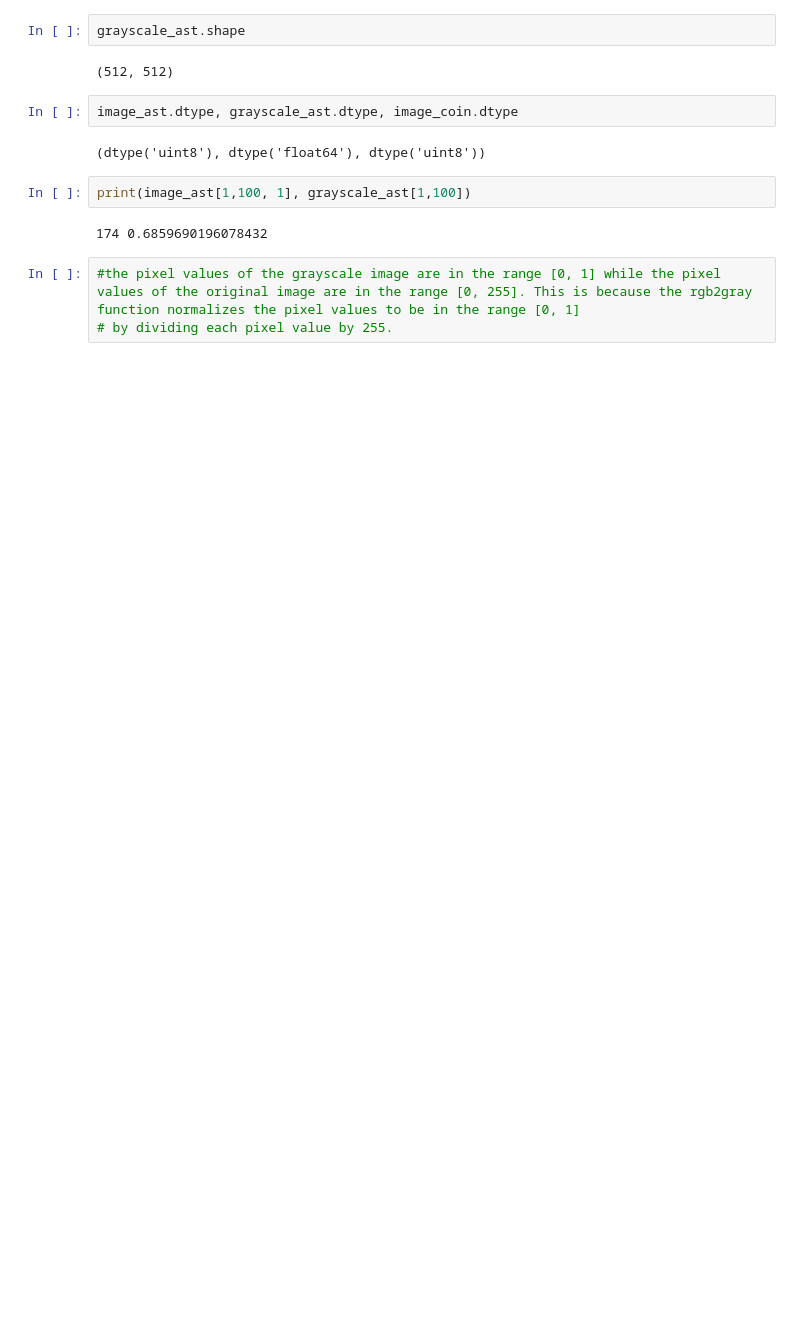
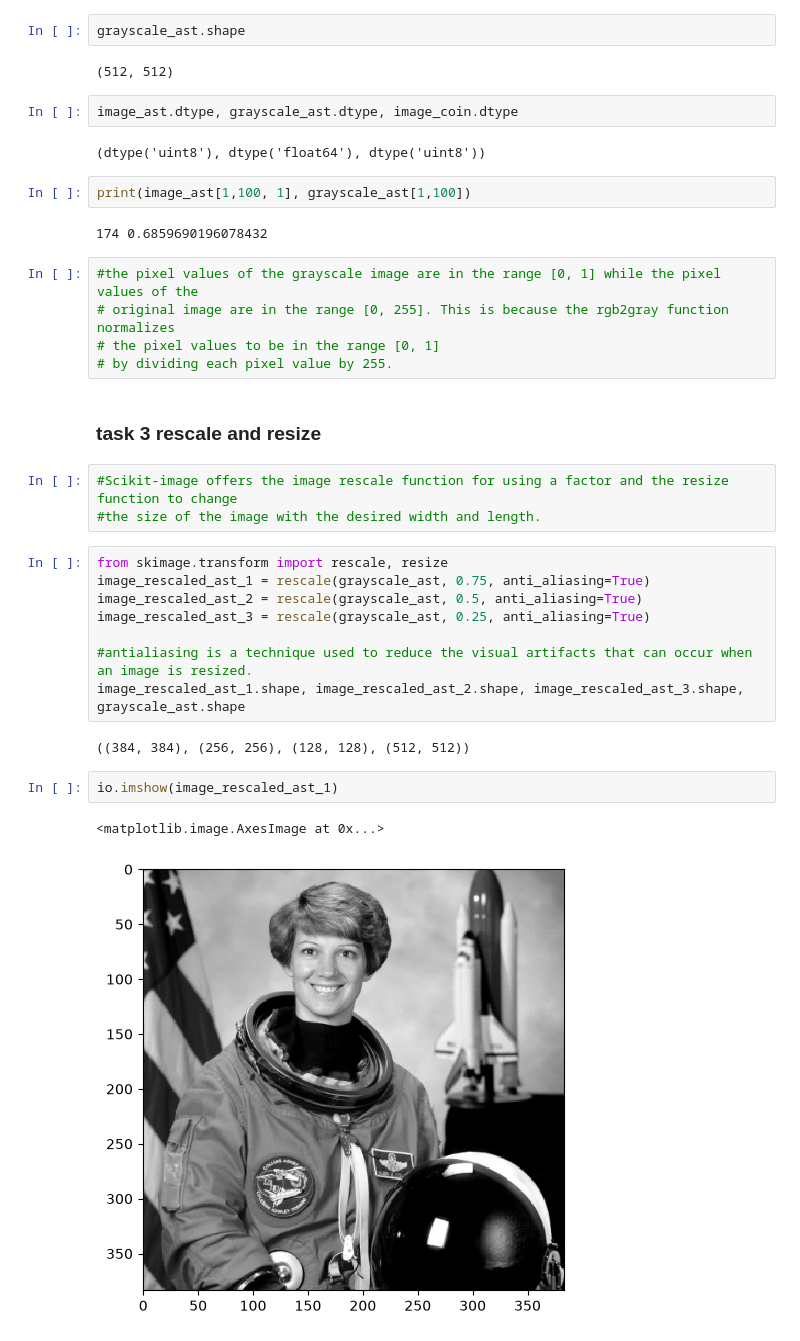
Before and after one commit to vamsik1606/Ai_programmin_course, a Jupyter notebook: lab4/lab4_grp18.ipynb, the cells around one changed output. Saved outputs shown, nothing was run; the diff lists cells and outputs as text; blank space fills up the shorter version.

Commit message:
finished untill task5

```diff
--- a/lab4/lab4_grp18.ipynb
+++ b/lab4/lab4_grp18.ipynb
@@ -80,5 +82,27 @@ print(image_ast[1,100, 1], grayscale_ast[1,100])
 # %% [output]
 174 0.6859690196078432
 # %%
-#the pixel values of the grayscale image are in the range [0, 1] while the pixel values of the original image are in the range [0, 255]. This is because the rgb2gray function normalizes the pixel values to be in the range [0, 1]
+#the pixel values of the grayscale image are in the range [0, 1] while the pixel values of the
+# original image are in the range [0, 255]. This is because the rgb2gray function normalizes
+# the pixel values to be in the range [0, 1]
 # by dividing each pixel value by 255.
+# %% [markdown]
+### task 3 rescale and resize
+# %%
+#Scikit-image offers the image rescale function for using a factor and the resize function to change
+#the size of the image with the desired width and length.
+# %%
+from skimage.transform import rescale, resize
+image_rescaled_ast_1 = rescale(grayscale_ast, 0.75, anti_aliasing=True)
+image_rescaled_ast_2 = rescale(grayscale_ast, 0.5, anti_aliasing=True)
+image_rescaled_ast_3 = rescale(grayscale_ast, 0.25, anti_aliasing=True)
+
+#antialiasing is a technique used to reduce the visual artifacts that can occur when an image is resized.
+image_rescaled_ast_1.shape, image_rescaled_ast_2.shape, image_rescaled_ast_3.shape, grayscale_ast.shape
+# %% [output]
+((384, 384), (256, 256), (128, 128), (512, 512))
+# %%
+io.imshow(image_rescaled_ast_1)
+# %% [output]
+<matplotlib.image.AxesImage at 0x...>
+[figure, added]
```
Also changed, not shown: parts of 20 cells of this notebook.
